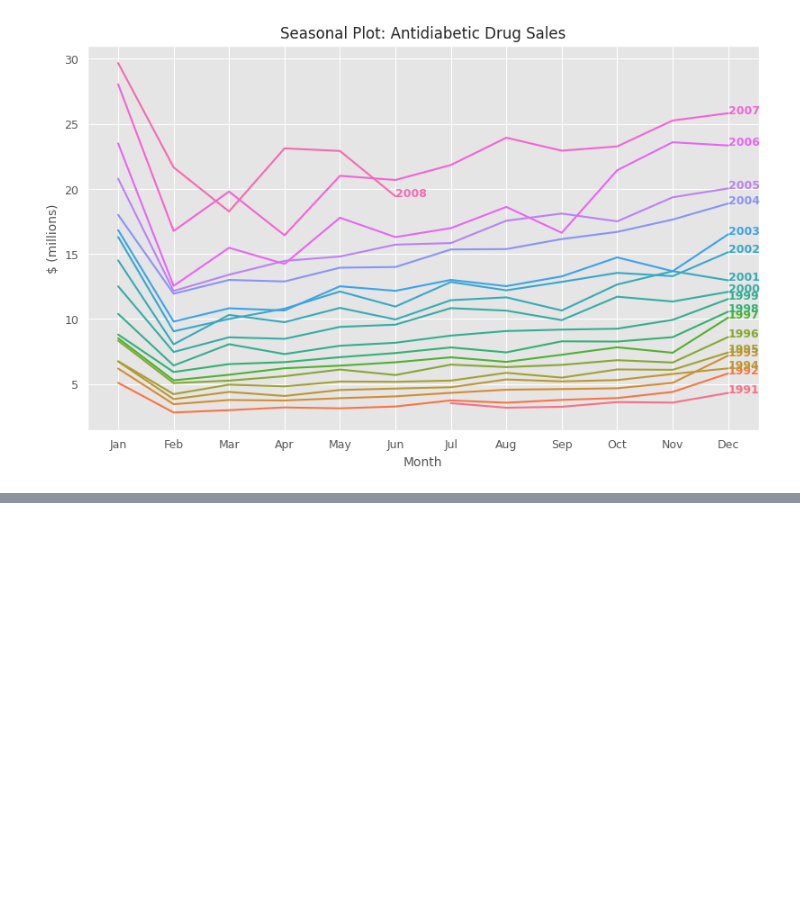
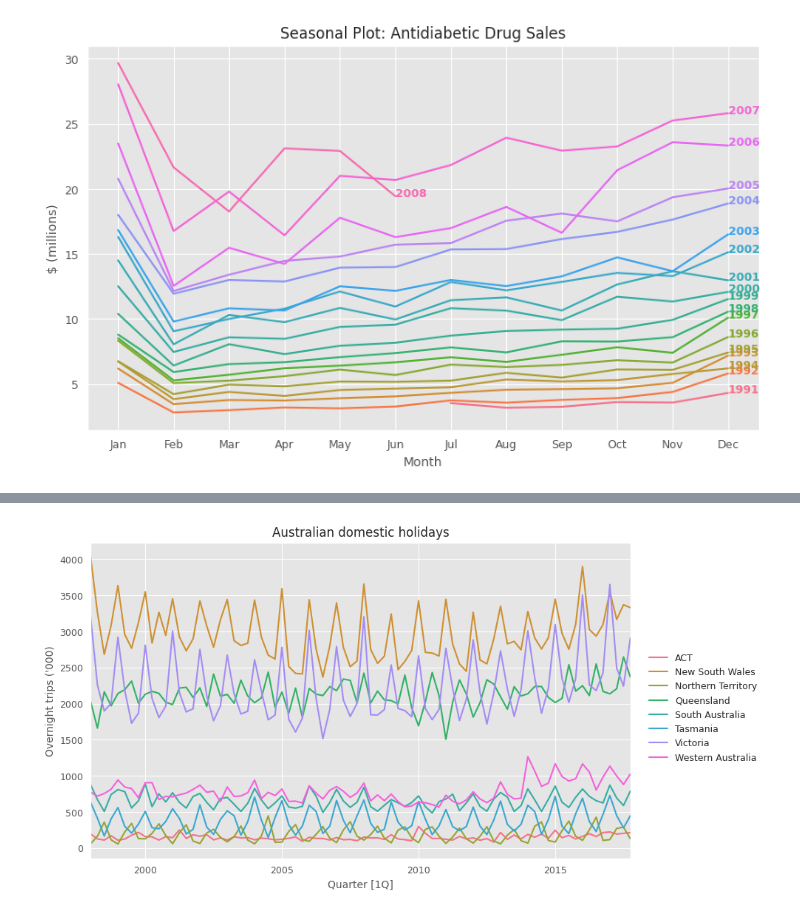
Before and after one commit to JakParkinson/time_series, a Jupyter notebook: forecasting_ch2.ipynb, the cells around one changed output, grey strips where cells are left out. Saved outputs shown, nothing was run; the diff lists cells and outputs as text; code cells hidden in the pictures; blank space fills up the shorter version.

```diff
--- a/forecasting_ch2.ipynb
+++ b/forecasting_ch2.ipynb
@@ -244,0 +335,26 @@ fig.show()
+# %%
+tourism = pd.read_csv("data/tourism.csv")
+tourism["ds"] = pd.to_datetime(tourism["ds"])
+tourism["Quarter"] = tourism["ds"].dt.to_period("Q").astype(str)
+tourism_sub = tourism.query('Purpose == "Holiday"')
+trips = tourism_sub.groupby(["State", "ds"], as_index=False)["y"].sum().round(2)
+# %%
+states = trips["State"].unique()
+colors = sns.color_palette("husl", len(states))
+fig, ax = plt.subplots()
+for state, color in zip(states, colors):
+    state_df = trips.query("State == @state")
+    state_df.plot(y="y", x="ds", ax=ax, label=state, color=color)
+ax.set_title("Australian domestic holidays")
+handles, labels = ax.get_legend_handles_labels()
+ax.get_legend().remove()
+fig.legend(
+    handles, labels, loc="center left", bbox_to_anchor=(1.02, .5),
+    frameon=False, borderaxespad=0,
+)
+
+ax.set_ylabel("Overnight trips ('000)")
+ax.set_xlabel("Quarter [1Q]")
+fig.show()
+# %% [output]
+[figure, added]
```
Also changed, not shown: parts of 12 cells of this notebook, 5 other files.
